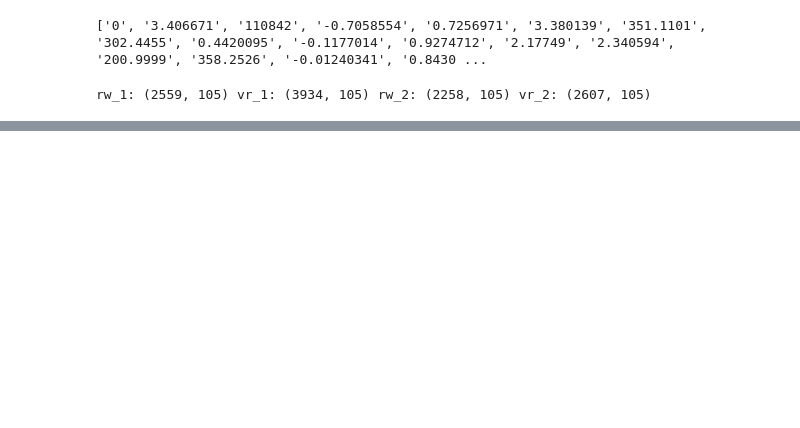
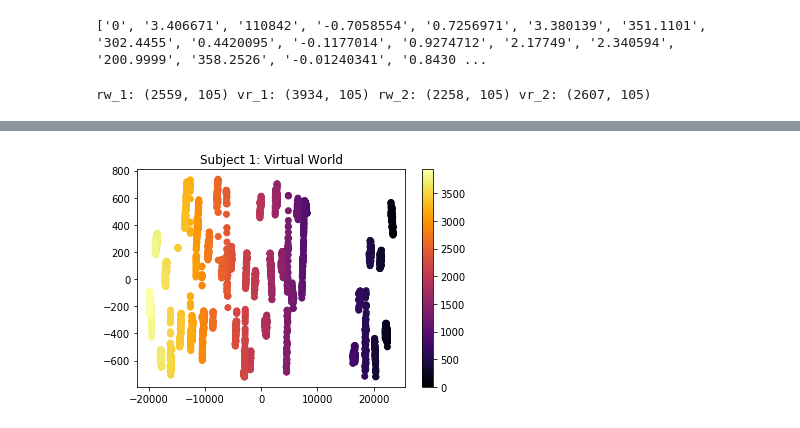
Before and after one commit to talpallikar/vr-motion-analysis, a Jupyter notebook: src/pca_multi.ipynb, the cells around one changed output, grey strips where cells are left out. Cells and saved outputs as stored; diff of their text form; code cells hidden in the pictures; blank space fills up the shorter version.

```diff
--- a/src/pca_multi.ipynb
+++ b/src/pca_multi.ipynb
@@ -37,0 +56,18 @@ rw_1: (2559, 105) vr_1: (3934, 105) rw_2: (2258, 105) vr_2: (2607, 105)
+# %%
+vr_1_rounded = np.around(vr_1, decimals = 15)
+
+
+#pca + visualize vr_1 in 2 dimensions
+pca = decomposition.PCA(n_components = 2)
+vr_1_components = pca.fit_transform(vr_1_rounded)
+
+#graph 2-d PCA of vr_1
+vr_1_x = vr_1_components[:, 0]
+vr_1_y = vr_1_components[:, 1]
+vr_1_t = np.arange(len(vr_1_x))
+plt.scatter(vr_1_x, vr_1_y, c=vr_1_t, cmap = "inferno")
+plt.colorbar()
+plt.title("Subject 1: Virtual World")
+plt.show()
+# %% [output]
+[figure, added]
```
Also changed, not shown: parts of 20 cells of this notebook.
